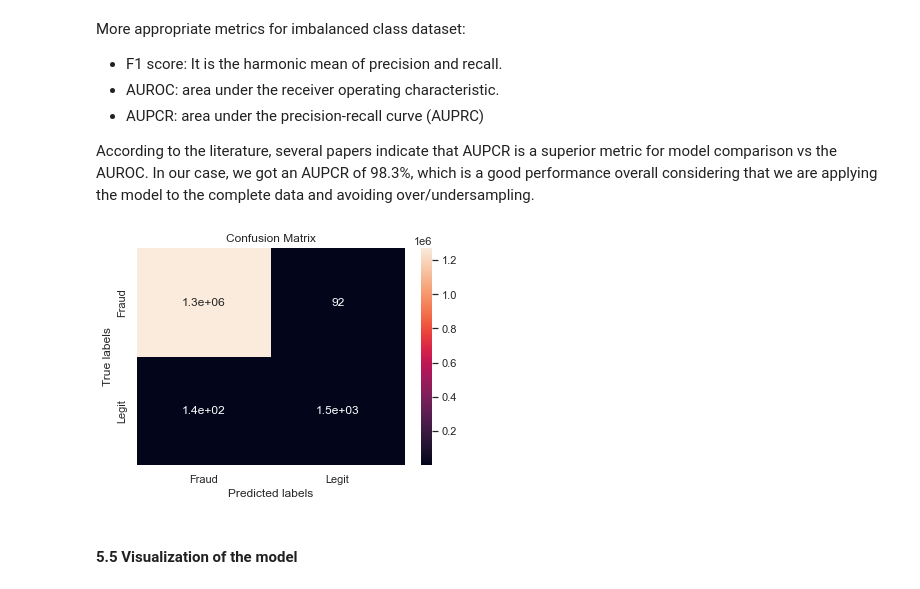
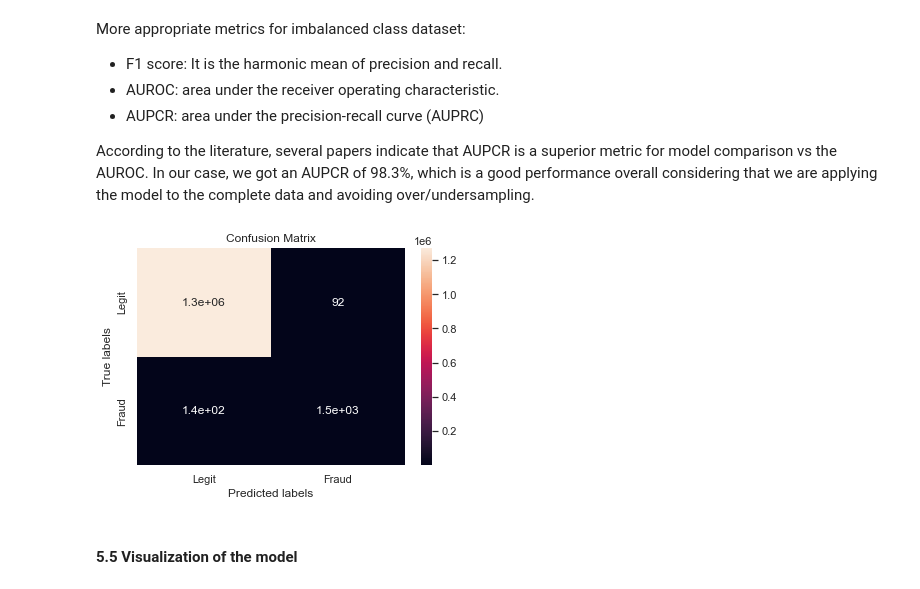
Before and after one commit to lauraaguilar4/Fraud_Project, a Jupyter notebook: Fraud_Notebook.ipynb, the cells around one changed output. Cells and saved outputs as stored; diff of their text form; code cells hidden in the pictures.

```diff
--- a/Fraud_Notebook.ipynb
+++ b/Fraud_Notebook.ipynb
@@ -598,17 +598,17 @@ According to the literature, several papers indicate that AUPCR is a superior me
 # %%
 # Calculate Confusion Matrix
 def plot_confusion_matrix(y,y_predict):
     cm = confusion_matrix(y, y_predict)
     ax= plt.subplot()
     sns.heatmap(cm, annot=True, ax = ax); #annot=True to annotate cells
     ax.set_xlabel('Predicted labels')
     ax.set_ylabel('True labels')
     ax.set_title('Confusion Matrix');
-    ax.xaxis.set_ticklabels(['Fraud', 'Legit']); ax.yaxis.set_ticklabels(['Fraud', 'Legit'])
+    ax.xaxis.set_ticklabels(['Legit', 'Fraud']); ax.yaxis.set_ticklabels(['Legit', 'Fraud'])
 
 plot_confusion_matrix(y_test, y_pred)
 # %% [output]
-[figure, old version]
+[figure, new version]
 # %% [markdown]
 #### 5.5 Visualization of the model
 # %%
```
Also changed, not shown: parts of 1 cell of this notebook.
